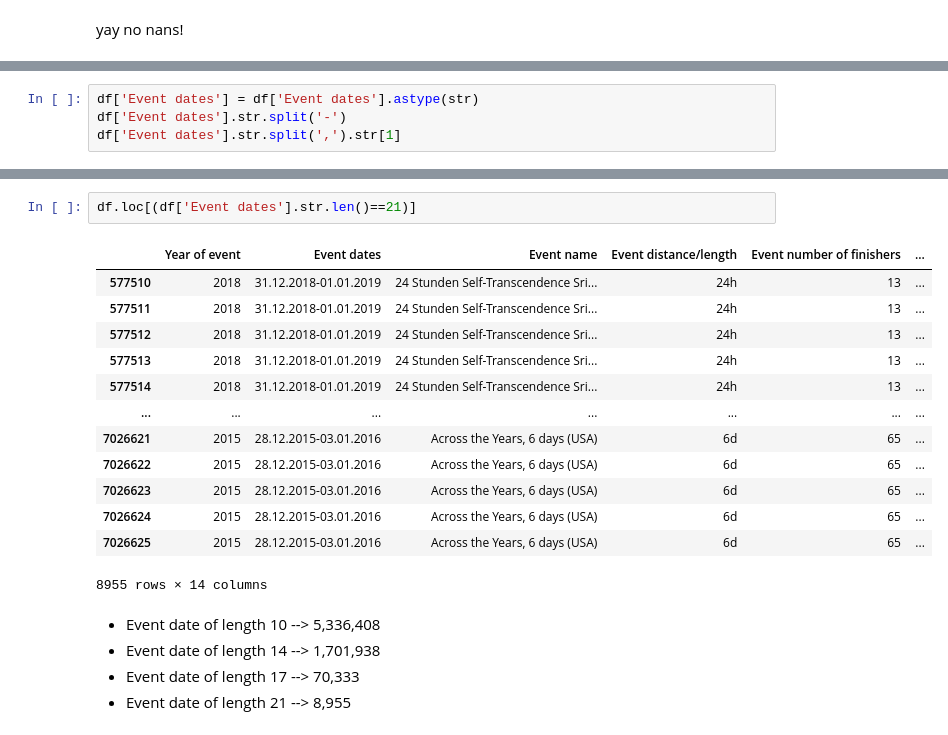
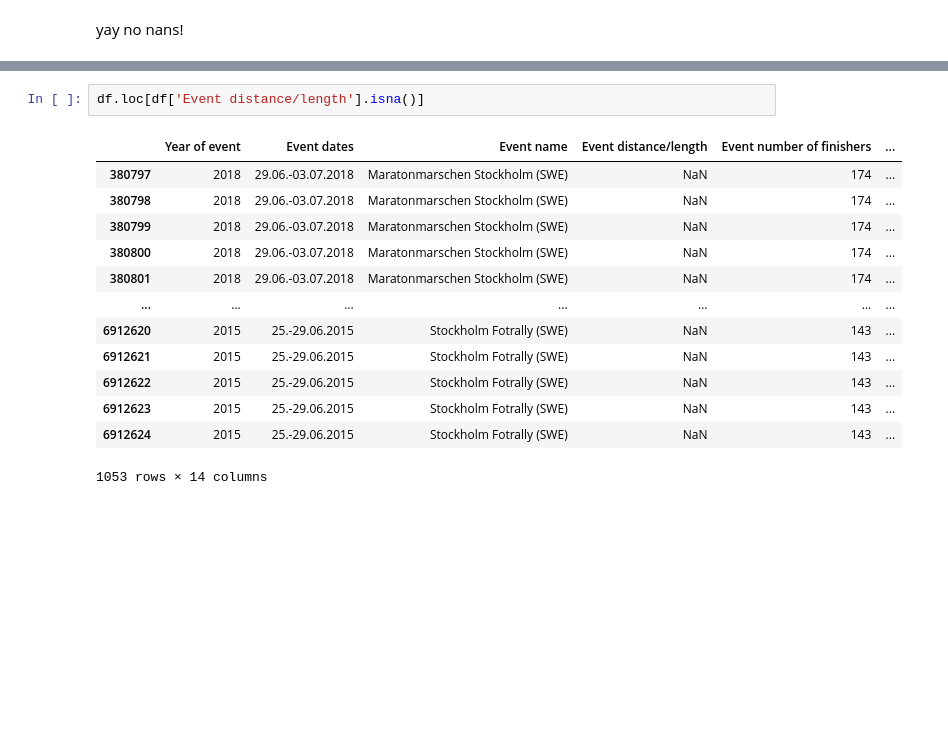
Before and after one commit to kendall-lucas25/women_endurance, a Jupyter notebook: DTSC_220_Final.ipynb, the cells around one changed output, grey strips where cells are left out. Saved outputs shown, nothing was run; the diff lists cells and outputs as text; blank space fills up the shorter version.

```diff
--- a/DTSC_220_Final.ipynb
+++ b/DTSC_220_Final.ipynb
@@ -245,4 +186,0 @@ create end date column first (this is always the last 10 digits of the string (i
-# %%
-df['Event dates'] = df['Event dates'].astype(str)
-df['Event dates'].str.split('-')
-df['Event dates'].str.split(',').str[1]
@@ -269,21 +212,16 @@ create function that sets end date correctly
 # %%
-df.loc[(df['Event dates'].str.len()==21)]
+df.loc[df['Event distance/length'].isna()]
 # %% [output]
 |  | Year of event | Event dates | Event name | Event distance/length | Event number of finishers | ... |
-| 577510 | 2018 | 31.12.2018-01.01.2019 | 24 Stunden Self-Transcendence Sri... | 24h | 13 | ... |
-| 577511 | 2018 | 31.12.2018-01.01.2019 | 24 Stunden Self-Transcendence Sri... | 24h | 13 | ... |
-| 577512 | 2018 | 31.12.2018-01.01.2019 | 24 Stunden Self-Transcendence Sri... | 24h | 13 | ... |
-| 577513 | 2018 | 31.12.2018-01.01.2019 | 24 Stunden Self-Transcendence Sri... | 24h | 13 | ... |
-| 577514 | 2018 | 31.12.2018-01.01.2019 | 24 Stunden Self-Transcendence Sri... | 24h | 13 | ... |
+| 380797 | 2018 | 29.06.-03.07.2018 | Maratonmarschen Stockholm (SWE) | NaN | 174 | ... |
+| 380798 | 2018 | 29.06.-03.07.2018 | Maratonmarschen Stockholm (SWE) | NaN | 174 | ... |
+| 380799 | 2018 | 29.06.-03.07.2018 | Maratonmarschen Stockholm (SWE) | NaN | 174 | ... |
+| 380800 | 2018 | 29.06.-03.07.2018 | Maratonmarschen Stockholm (SWE) | NaN | 174 | ... |
+| 380801 | 2018 | 29.06.-03.07.2018 | Maratonmarschen Stockholm (SWE) | NaN | 174 | ... |
 | ... | ... | ... | ... | ... | ... | ... |
-| 7026621 | 2015 | 28.12.2015-03.01.2016 | Across the Years, 6 days (USA) | 6d | 65 | ... |
-| 7026622 | 2015 | 28.12.2015-03.01.2016 | Across the Years, 6 days (USA) | 6d | 65 | ... |
-| 7026623 | 2015 | 28.12.2015-03.01.2016 | Across the Years, 6 days (USA) | 6d | 65 | ... |
-| 7026624 | 2015 | 28.12.2015-03.01.2016 | Across the Years, 6 days (USA) | 6d | 65 | ... |
-| 7026625 | 2015 | 28.12.2015-03.01.2016 | Across the Years, 6 days (USA) | 6d | 65 | ... |
+| 6912620 | 2015 | 25.-29.06.2015 | Stockholm Fotrally (SWE) | NaN | 143 | ... |
+| 6912621 | 2015 | 25.-29.06.2015 | Stockholm Fotrally (SWE) | NaN | 143 | ... |
+| 6912622 | 2015 | 25.-29.06.2015 | Stockholm Fotrally (SWE) | NaN | 143 | ... |
+| 6912623 | 2015 | 25.-29.06.2015 | Stockholm Fotrally (SWE) | NaN | 143 | ... |
+| 6912624 | 2015 | 25.-29.06.2015 | Stockholm Fotrally (SWE) | NaN | 143 | ... |
-8955 rows × 14 columns
+1053 rows × 14 columns
-# %% [markdown]
-- Event date of length 10 --> 5,336,408
-- Event date of length 14 --> 1,701,938
-- Event date of length 17 --> 70,333
-- Event date of length 21 --> 8,955
```
Also changed, not shown: parts of 28 cells of this notebook.
